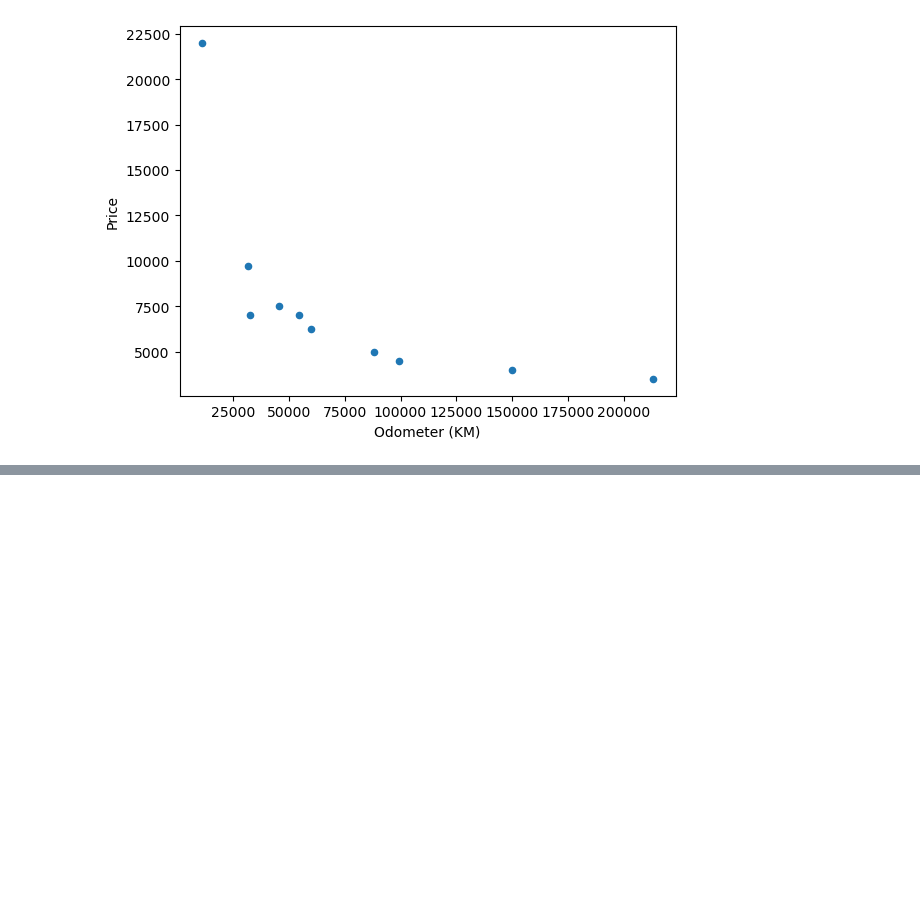
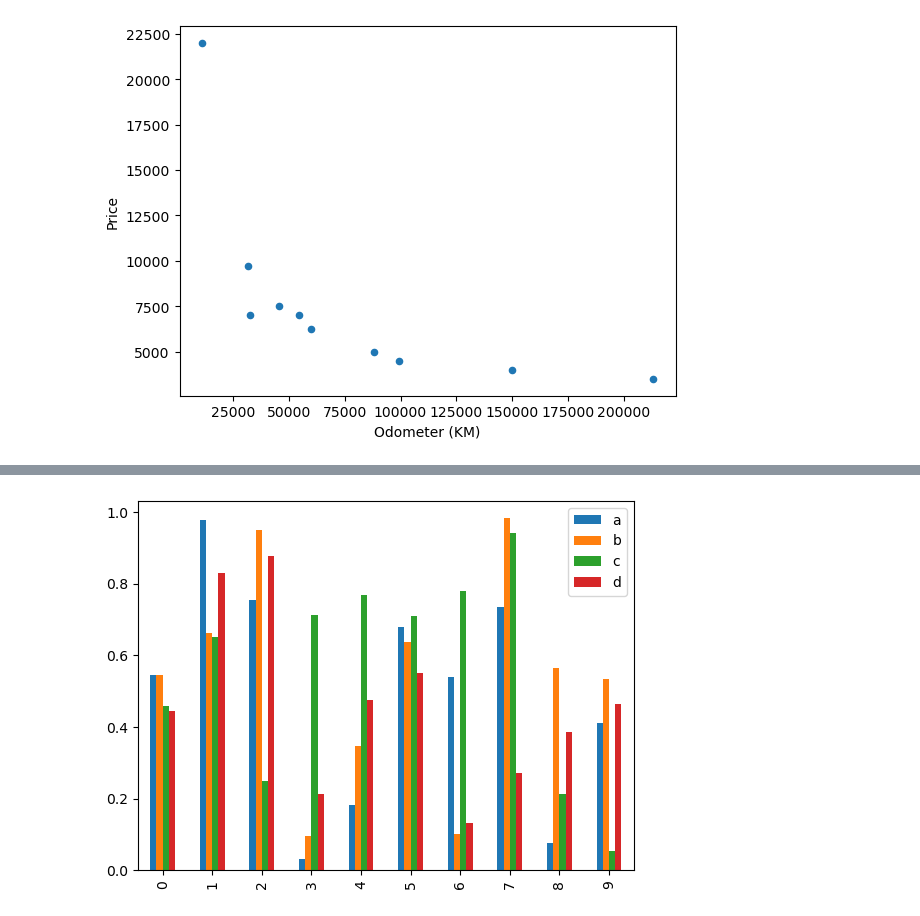
Before and after one commit to bhagya777/NumpyPandas, a Jupyter notebook: Matplotlib.ipynb, the cells around one changed output, grey strips where cells are left out. Saved outputs shown, nothing was run; the diff lists cells and outputs as text; code cells hidden in the pictures; blank space fills up the shorter version.

```diff
--- a/Matplotlib.ipynb
+++ b/Matplotlib.ipynb
@@ -346,0 +368,5 @@ plt.show()
+# %%
+df.plot(kind="bar")
+plt.show()
+# %% [output]
+[figure, added]
```
Also changed, not shown: parts of 23 cells of this notebook.
